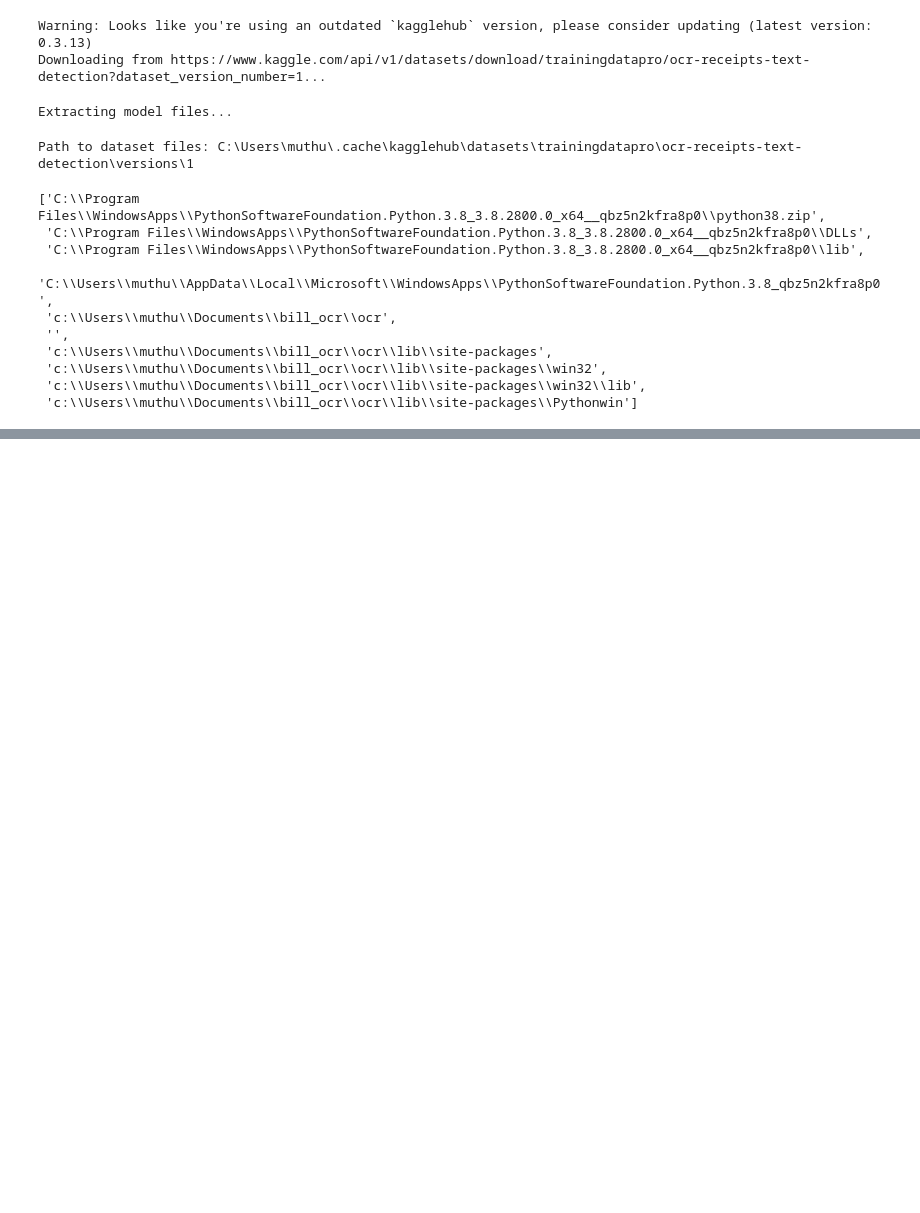
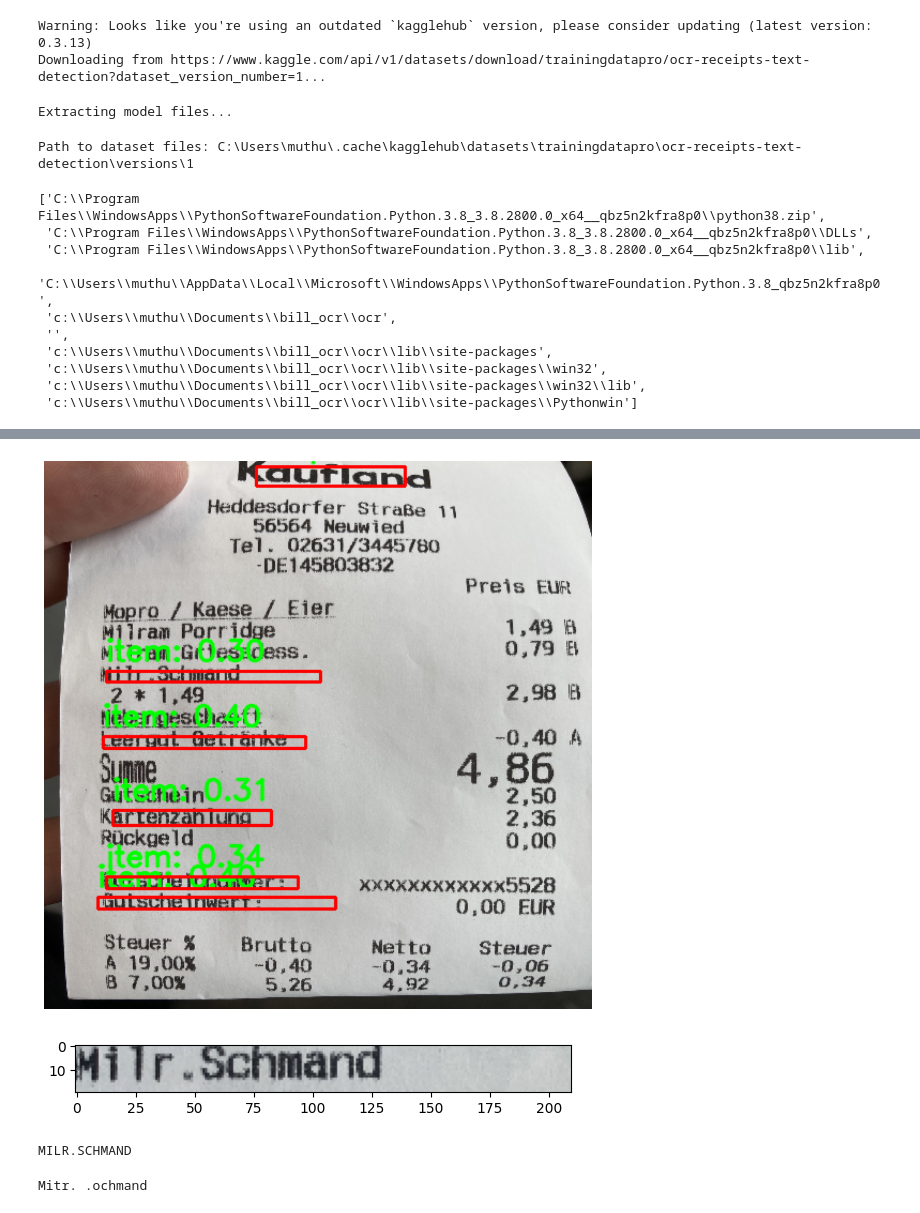
Before and after one commit to Muthusaicharan77/iReadYourBills, a Jupyter notebook: ocr.ipynb, the cells around one changed output, grey strips where cells are left out. Saved outputs shown, nothing was run; the diff lists cells and outputs as text; code cells hidden in the pictures; blank space fills up the shorter version.

```diff
--- a/ocr.ipynb
+++ b/ocr.ipynb
@@ -309,0 +288,4 @@ class BillDataset(Dataset):
+# %%
+model = fasterrcnn_resnet50_fpn(pretrained=False,num_classes=5)
+model.load_state_dict(torch.load(r"C:\Users\muthu\Documents\bill_ocr\model\model.pth"))
+model.eval()
@@ -309,0 +310,65 @@ class BillDataset(Dataset):
+# %%
+image_path = r"C:\Users\muthu\Documents\bill_ocr\2e55b3f2b91dbaf984722cba0ce9f9a3.jpg"
+image = Image.open(image_path)
+transform = transforms.Compose([transforms.Resize((512,512)), transforms.ToTensor()])
+image = transform(image)
+predictions = model(image.unsqueeze(0))
+# %%
+boxes = predictions[0]['boxes']
+labels = predictions[0]['labels']
+scores = predictions[0]['scores']
+label_list = ["","shop","item","date_time","total"]
+# Threshold
+image = cv2.imread(image_path)
+image = cv2.resize(image, (512,512))
+threshold = 0.3
+images = []
+image_copy = image.copy()
+for i in range(len(boxes)):
+    if scores[i] > threshold:
+        box = boxes[i].detach().numpy().astype(int)
+        label = label_list[labels[i]]
+        score = scores[i].item()
+
+        img = image_copy[box[1]-5:box[3]+5,box[0]-5:box[2]+5]
+        images.append(img)
+        # draw label and score
+        text = f"{label}: {score:.2f}"
+        cv2.putText(image, text, (box[0], box[1] - 10), cv2.FONT_HERSHEY_SIMPLEX,
+                    0.9, (0, 255, 0), 2, cv2.LINE_AA)
+
+        # Draw rectangle and label
+        cv2.rectangle(image, (box[0], box[1]), (box[2], box[3]), (0, 0, 255), 2)
+
+
+# Convert BGR to RGB for correct display with matplotlib
+image_rgb = cv2.cvtColor(image, cv2.COLOR_BGR2RGB)
+
+# Show image with larger figure size
+plt.figure(figsize=(16, 12))  # Increase size as needed
+plt.imshow(image_rgb)
+plt.axis('off')
+plt.show()
+# %% [output]
+[figure, added]
+# %%
+plt.imshow(images[5])
+plt.show()
+# %% [output]
+[figure, added]
+# %%
+# load image from the IAM dataset
+# url = r"C:\Users\muthu\Documents\bill_ocr\2e55b3f2b91dbaf984722cba0ce9f9a3.jpg"
+# image = Image.open(url).convert("RGB")
+
+pixel_values = processor(images[5], return_tensors="pt").pixel_values
+generated_ids = model.generate(pixel_values)
+
+generated_text = processor.batch_decode(generated_ids, skip_special_tokens=True)[0]
+print(generated_text)
+# %% [output]
+MILR.SCHMAND
+# %%
+print(pytesseract.image_to_string(images[5]))
+# %% [output]
+Mitr. .ochmand
```
Also changed, not shown: parts of 6 cells of this notebook, 3 other files.
